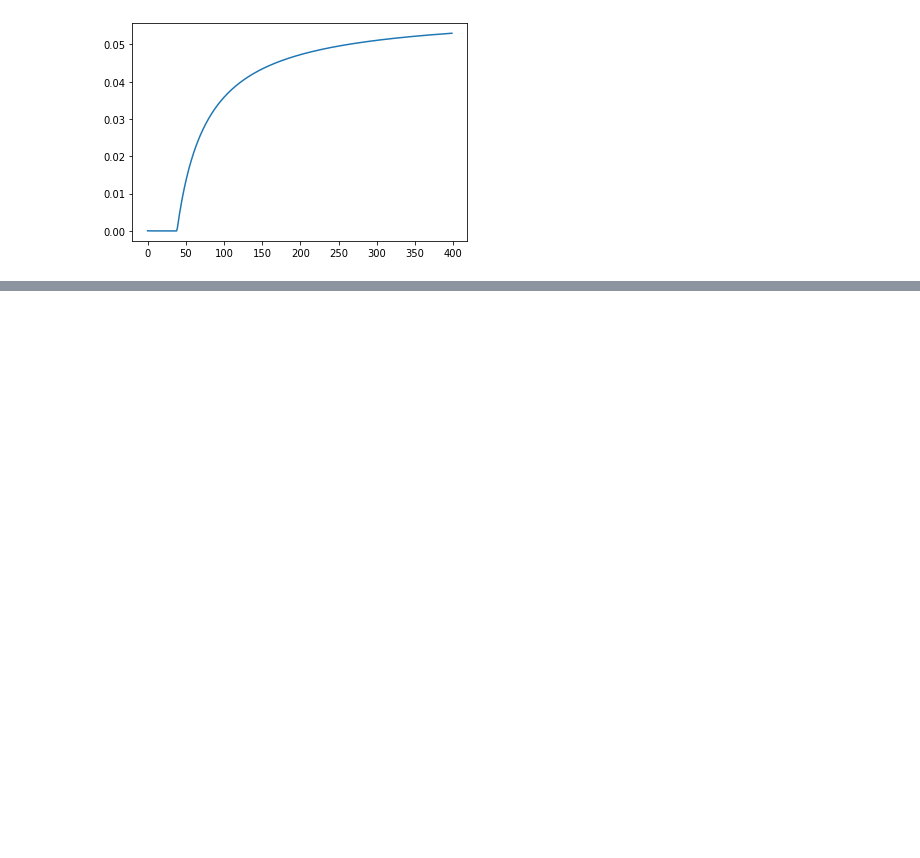
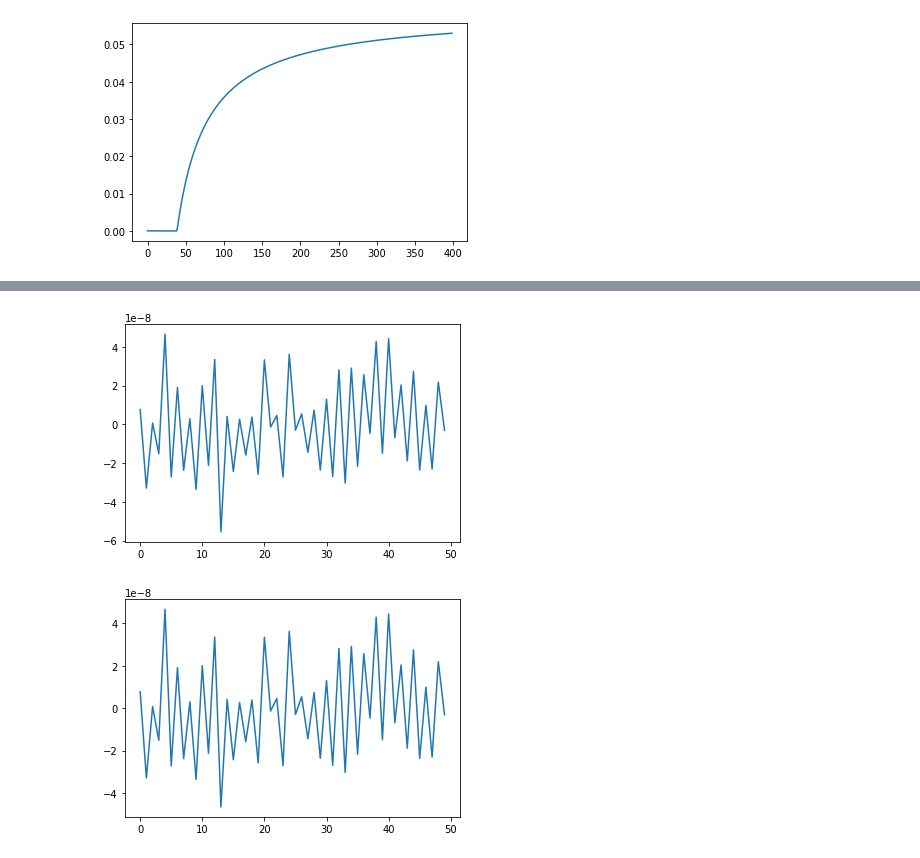
Before and after one commit to surjak/MOwNiT, a Jupyter notebook: lab1/Task1.ipynb, the cells around one changed output, grey strips where cells are left out. Saved outputs shown, nothing was run; the diff lists cells and outputs as text; code cells hidden in the pictures; blank space fills up the shorter version.

```diff
--- a/lab1/Task1.ipynb
+++ b/lab1/Task1.ipynb
@@ -89,0 +229,5 @@ Time for tree sum: 7598.0 milliseconds
+# %%
+dirichlet_draw(2, 50, np.float32)
+# %% [output]
+[figure, added]
+[figure, added]
```
Also changed, not shown: parts of 19 cells of this notebook.
